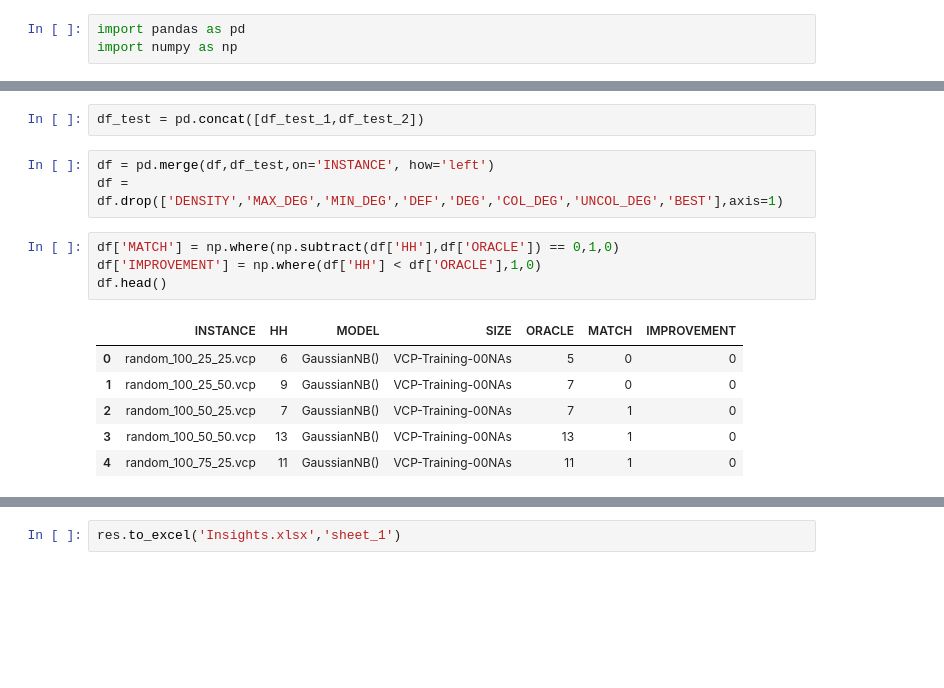
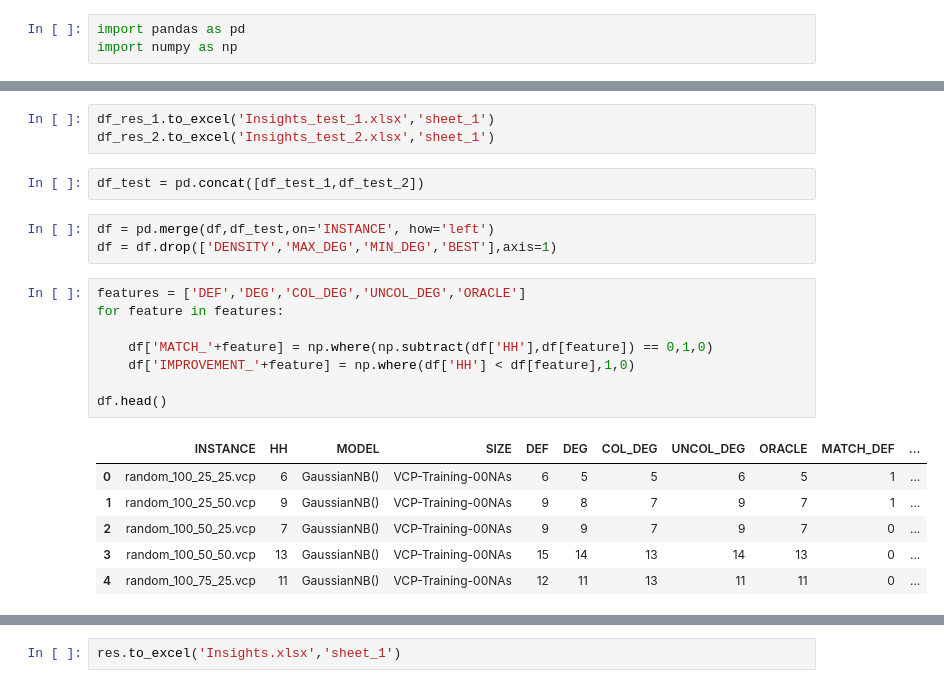
Before and after one commit to Butis498/Vertex-Coloring-Hyper-Heuristic, a Jupyter notebook: Insights.ipynb, the cells around one changed output, grey strips where cells are left out. Saved outputs shown, nothing was run; the diff lists cells and outputs as text; blank space fills up the shorter version.

Commit message:
add resutls for each model

```diff
--- a/Insights.ipynb
+++ b/Insights.ipynb
@@ -17,19 +72,26 @@ df.head()
+# %%
+df_res_1.to_excel('Insights_test_1.xlsx','sheet_1')
+df_res_2.to_excel('Insights_test_2.xlsx','sheet_1')
 # %%
 df_test = pd.concat([df_test_1,df_test_2])
 # %%
 df = pd.merge(df,df_test,on='INSTANCE', how='left')
-df = df.drop(['DENSITY','MAX_DEG','MIN_DEG','DEF','DEG','COL_DEG','UNCOL_DEG','BEST'],axis=1)
+df = df.drop(['DENSITY','MAX_DEG','MIN_DEG','BEST'],axis=1)
 # %%
-df['MATCH'] = np.where(np.subtract(df['HH'],df['ORACLE']) == 0,1,0)
-df['IMPROVEMENT'] = np.where(df['HH'] < df['ORACLE'],1,0)
+features = ['DEF','DEG','COL_DEG','UNCOL_DEG','ORACLE']
+for feature in features:
+
+    df['MATCH_'+feature] = np.where(np.subtract(df['HH'],df[feature]) == 0,1,0)
+    df['IMPROVEMENT_'+feature] = np.where(df['HH'] < df[feature],1,0)
+
 df.head()
 # %% [output]
-|  | INSTANCE | HH | MODEL | SIZE | ORACLE | MATCH | IMPROVEMENT |
-| 0 | random_100_25_25.vcp | 6 | GaussianNB() | VCP-Training-00NAs | 5 | 0 | 0 |
-| 1 | random_100_25_50.vcp | 9 | GaussianNB() | VCP-Training-00NAs | 7 | 0 | 0 |
-| 2 | random_100_50_25.vcp | 7 | GaussianNB() | VCP-Training-00NAs | 7 | 1 | 0 |
-| 3 | random_100_50_50.vcp | 13 | GaussianNB() | VCP-Training-00NAs | 13 | 1 | 0 |
-| 4 | random_100_75_25.vcp | 11 | GaussianNB() | VCP-Training-00NAs | 11 | 1 | 0 |
+|  | INSTANCE | HH | MODEL | SIZE | DEF | DEG | COL_DEG | UNCOL_DEG | ORACLE | MATCH_DEF | ... |
+| 0 | random_100_25_25.vcp | 6 | GaussianNB() | VCP-Training-00NAs | 6 | 5 | 5 | 6 | 5 | 1 | ... |
+| 1 | random_100_25_50.vcp | 9 | GaussianNB() | VCP-Training-00NAs | 9 | 8 | 7 | 9 | 7 | 1 | ... |
+| 2 | random_100_50_25.vcp | 7 | GaussianNB() | VCP-Training-00NAs | 9 | 9 | 7 | 9 | 7 | 0 | ... |
+| 3 | random_100_50_50.vcp | 13 | GaussianNB() | VCP-Training-00NAs | 15 | 14 | 13 | 14 | 13 | 0 | ... |
+| 4 | random_100_75_25.vcp | 11 | GaussianNB() | VCP-Training-00NAs | 12 | 11 | 13 | 11 | 11 | 0 | ... |
 # %%
 res = df.drop(['INSTANCE'],axis=1).groupby(['MODEL','SIZE']).sum()
 res
```
Also changed, not shown: parts of 5 cells of this notebook, 6 other files.
